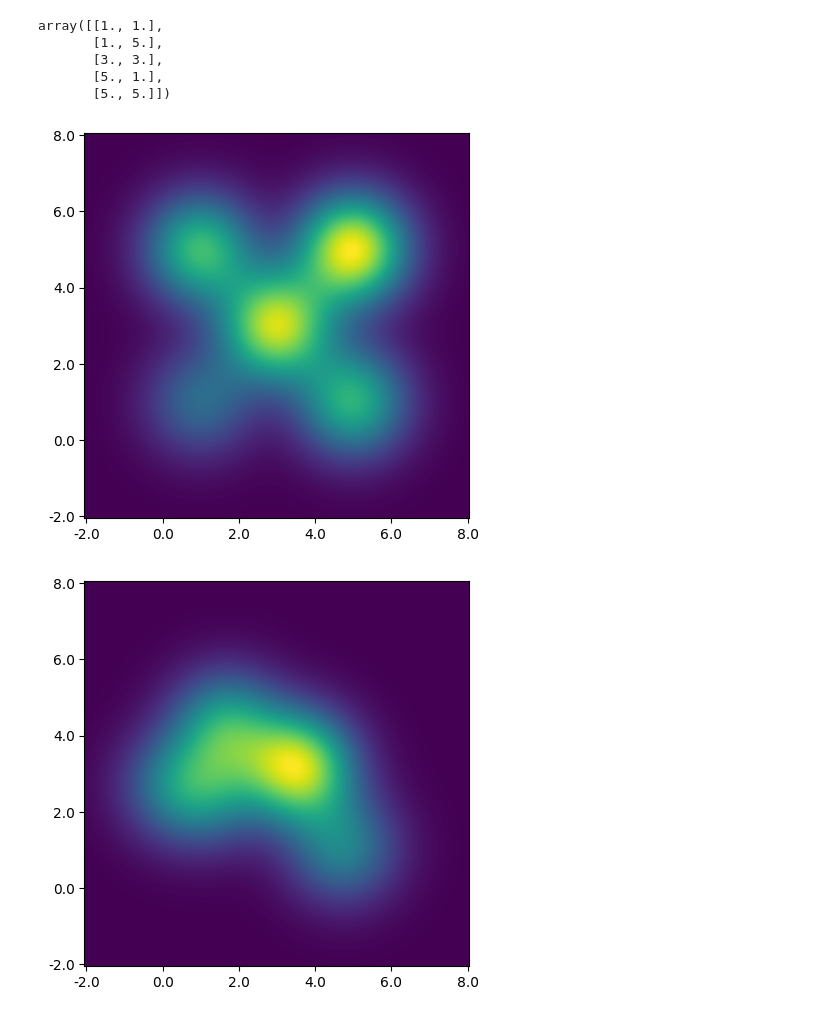
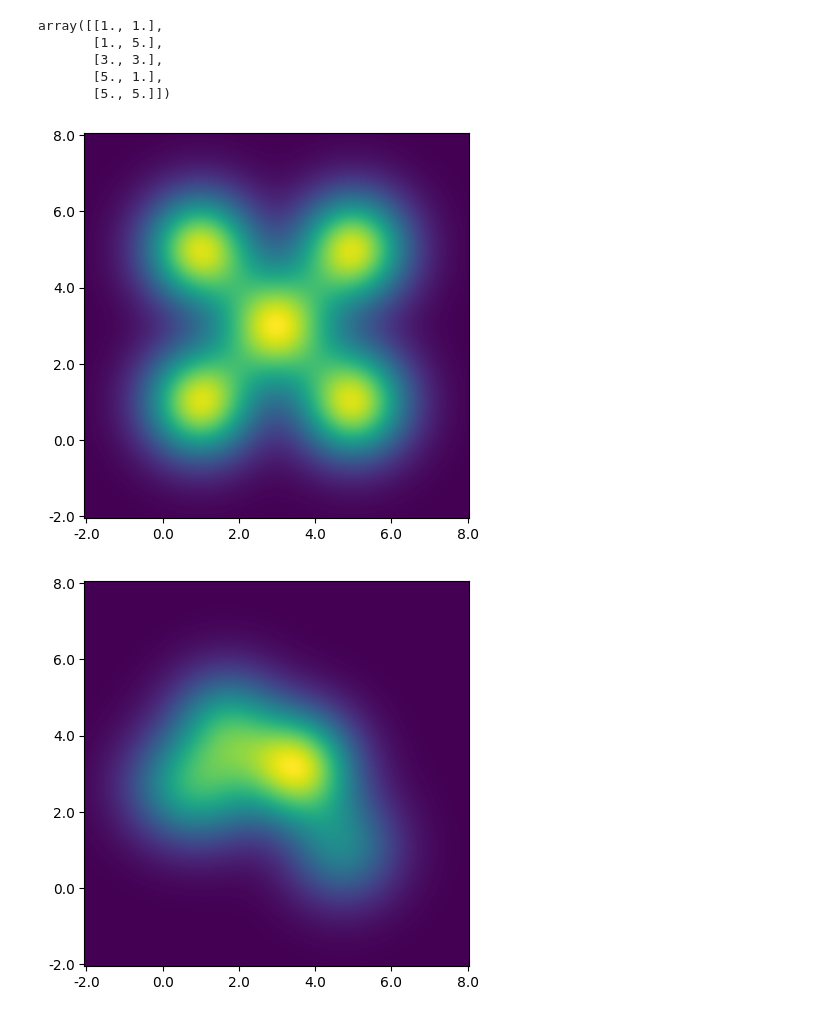
Before and after one commit to FengNiMa/203Project, a Jupyter notebook: Results.ipynb, the cells around one changed output. Saved outputs shown, nothing was run; the diff lists cells and outputs as text; code cells hidden in the pictures.

```diff
--- a/Results.ipynb
+++ b/Results.ipynb
@@ -67,29 +150,3 @@ for i in iters:
-# %%
-def MoG_prob(x, pi, mu):
-    K, dim = mu.shape
-    assert x.shape == (dim,)
-    assert pi.shape == (K,)
-    prob = 0.0
-    for k in range(K):
-        log_prob_k = -dim * 0.5 * math.log(2 * math.pi) - 0.5 * (x - mu[k]).dot(x - mu[k])
-        prob += np.exp(log_prob_k) * pi[k]
-    return prob
-
-def MoG_plot(pi, mu):
-    plt.figure(figsize=(5, 5))
-
-    x1 = x2 = np.linspace(-2.0, 8.0, 101)
-    p_lists = []
-    for _x1 in x1:
-        p = []
-        for _x2 in x2:
-            p.append(MoG_prob(np.array((_x1, _x2)), pi, mu) )
-        p_lists.append(p)
-    P = np.array(p_lists)
-
-    plt.imshow(P, origin='lower', interpolation='bilinear')
-    plt.xticks(np.linspace(0, 100, 6), np.linspace(-2, 8, 6))
-    plt.yticks(np.linspace(0, 100, 6), np.linspace(-2, 8, 6))
 # %%
 data_fname = 'data_multi_adv.npz'
 load_data = np.load(data_fname)
@@ -111,9 +168,9 @@ array([[1., 1.],
        [5., 5.]])
 # %%
 plt.style.use('default')
-MoG_plot(true_pi, true_mu)
+MoG_plot(np.array([0.2]*5), true_mu)
 # %% [output]
-[figure, old version]
+[figure, new version]
 # %%
 plt.style.use('default')
 for i in range(len(pi)):
```
Also changed, not shown: parts of 31 cells of this notebook, 56 other files.
